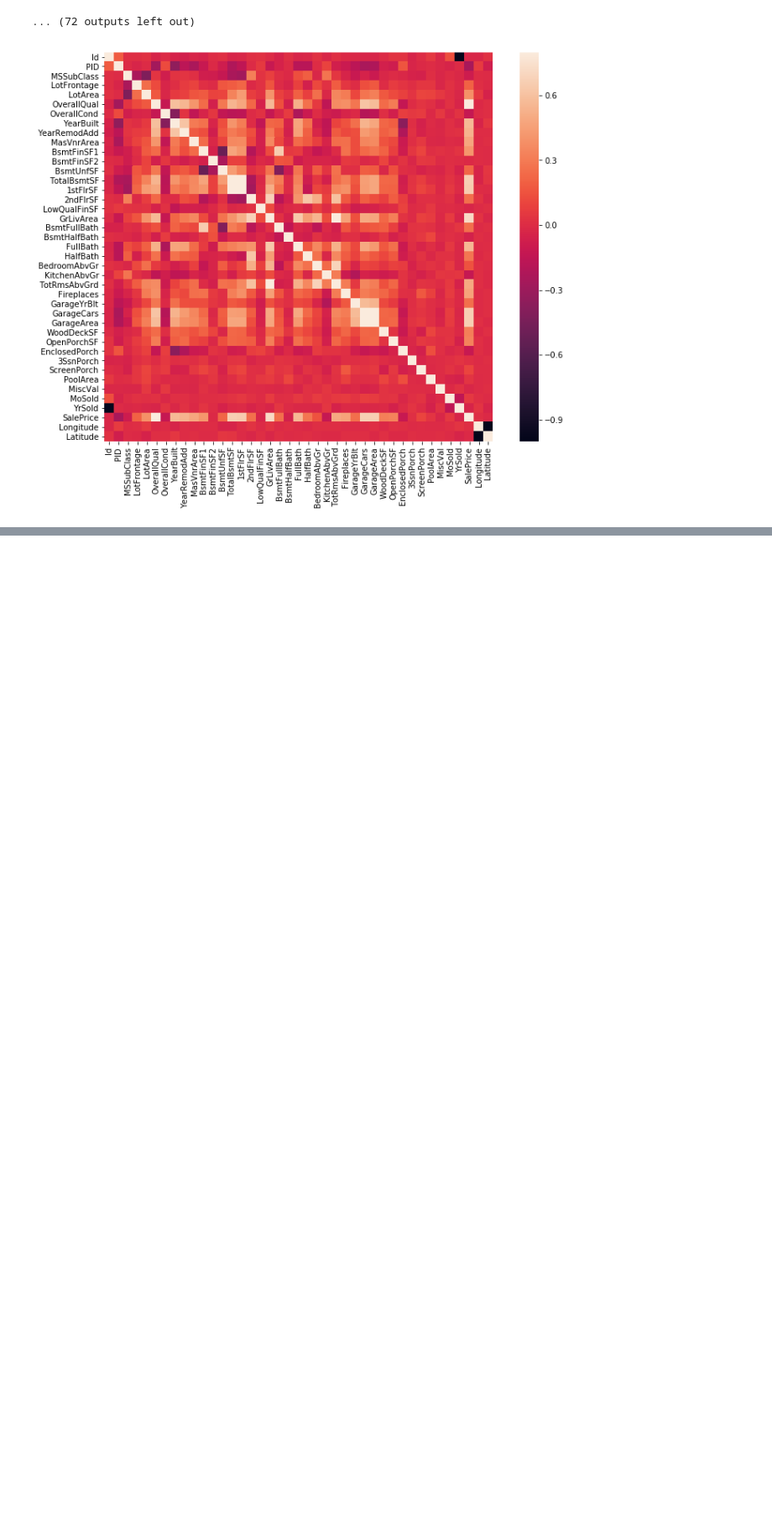
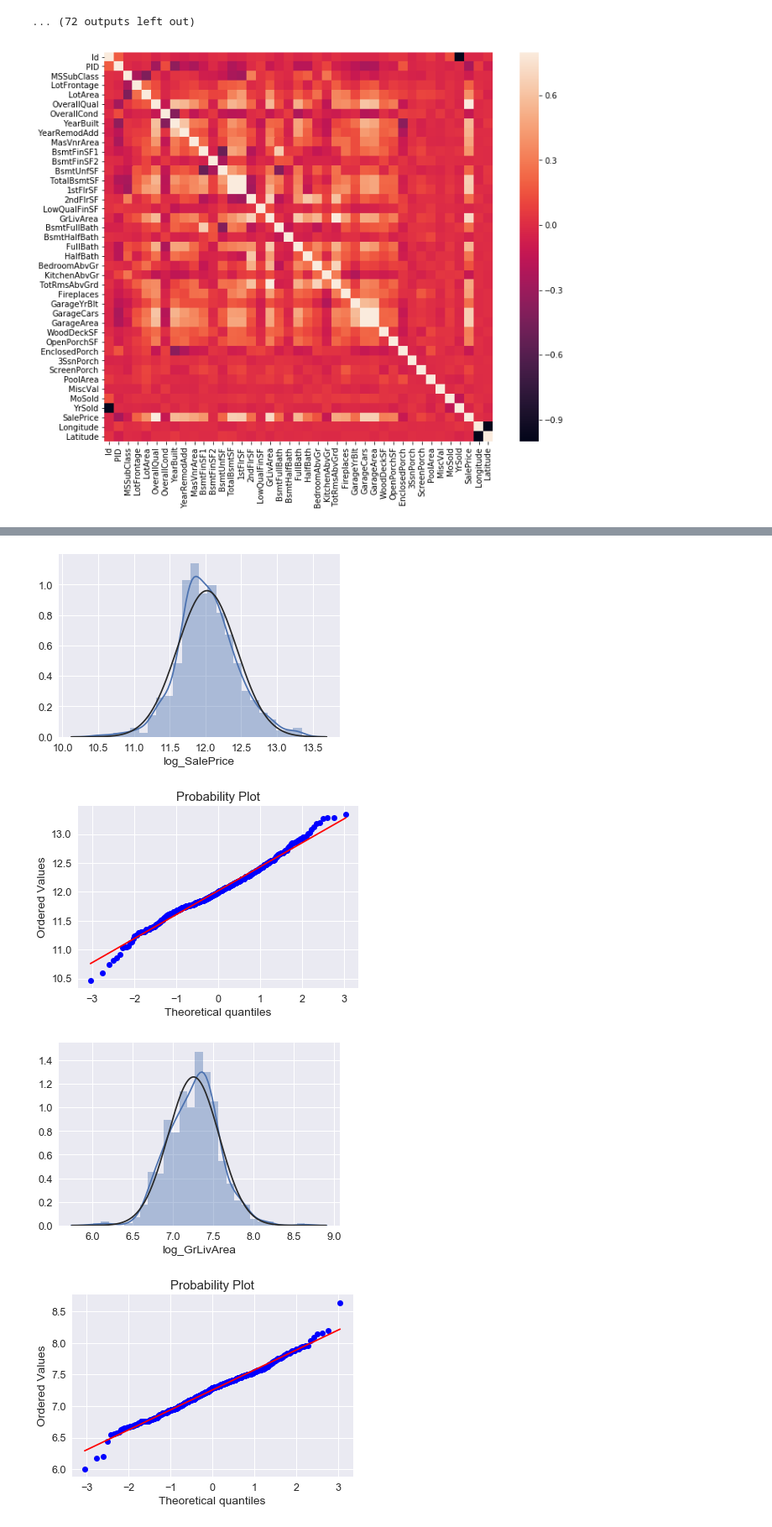
Before and after one commit to CpuKnows/CS-412-Class-Project, a Jupyter notebook: src/data_preprocessing/data_processing.ipynb, the cells around one changed output, grey strips where cells are left out. Shown at 84% size. Saved outputs shown, nothing was run; the diff lists cells and outputs as text; code cells hidden in the pictures; blank space fills up the shorter version.

```diff
--- a/src/data_preprocessing/data_processing.ipynb
+++ b/src/data_preprocessing/data_processing.ipynb
@@ -96,5 +109,11 @@ train_data = normalize.take_logs(train_data)
 # %%
 #reexamine normality
 summary.histogram(train_data, 'log_SalePrice')
 summary.histogram(train_data, 'log_GrLivArea')
 summary.histogram(train_data, 'log_1stFlrSF')
+summary.describe(train_data, 'log_SalePrice')
+# %% [output]
+[figure, added]
+[figure, added]
+[figure, added]
+[figure, added]
```
Also changed, not shown: parts of 11 cells of this notebook, 6 other files.
